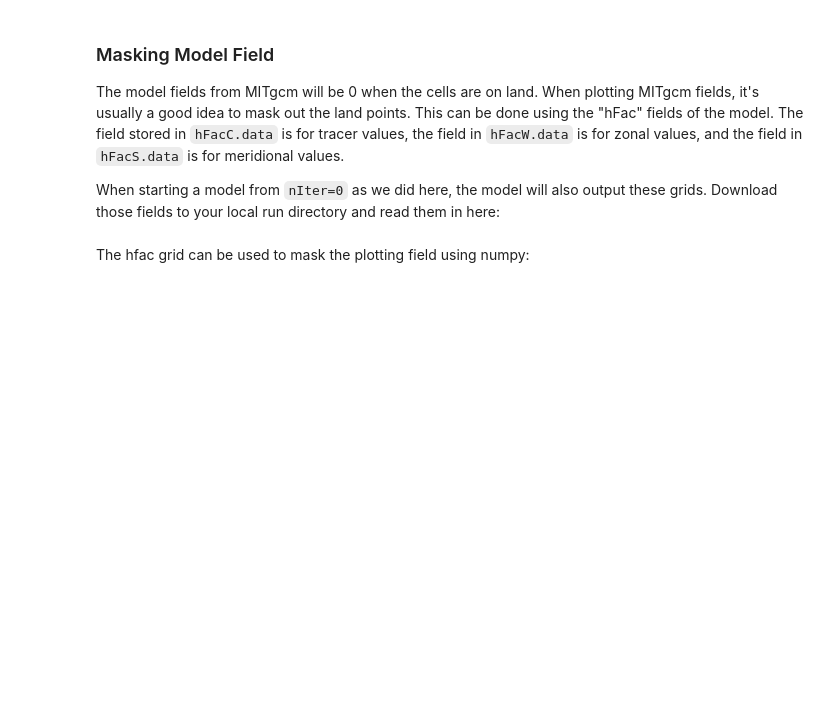
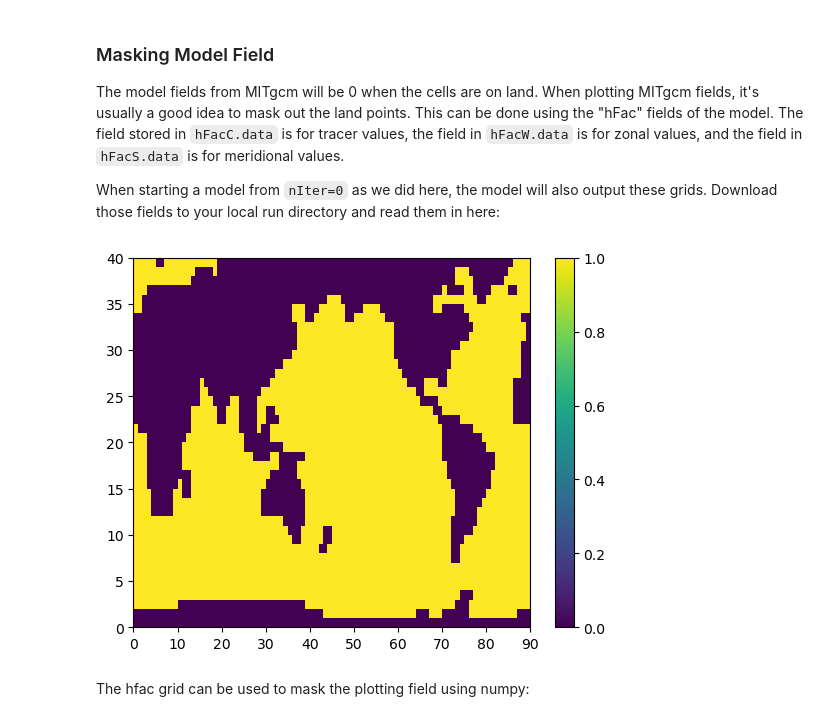
Before and after one commit to brandon-castillo/ms274_fall2025, a Jupyter notebook: Lectures/Week 5/Visualizing Model Output.ipynb, the cells around one changed output. Cells and saved outputs as stored; diff of their text form; code cells hidden in the pictures; blank space fills up the shorter version.

```diff
--- a/Lectures/Week 5/Visualizing Model Output.ipynb
+++ b/Lectures/Week 5/Visualizing Model Output.ipynb
@@ -57,10 +57,17 @@ The model fields from MITgcm will be 0 when the cells are on land. When plotting
 When starting a model from `nIter=0` as we did here, the model will also output these grids. Download those fields to your local run directory and read them in here:
 # %%
 # define a path to the hFacW grid file
-hfacw_file = os.path.join(lesson_folder, 'hFacW.data')
+hfacw_file = os.path.join(lesson_folder, 'run', 'hFacW.data')
 
 # reshape the hFac field as appropriate
-hfacw_grid = np.fromfile(hfacw_file, '>f4').reshape((n_rows, n_cols))
+hfacw_grid = np.fromfile(hfacw_file, '>f4').reshape((15, n_rows, n_cols))
+
+# plot
+plt.pcolormesh(hfacw_grid[0, :, :])
+plt.colorbar()
+plt.show()
+# %% [output]
+[figure, added]
 # %% [markdown]
 The hfac grid can be used to mask the plotting field using numpy:
 # %%
```
Also changed, not shown: parts of 26 cells of this notebook, 5 other files.
